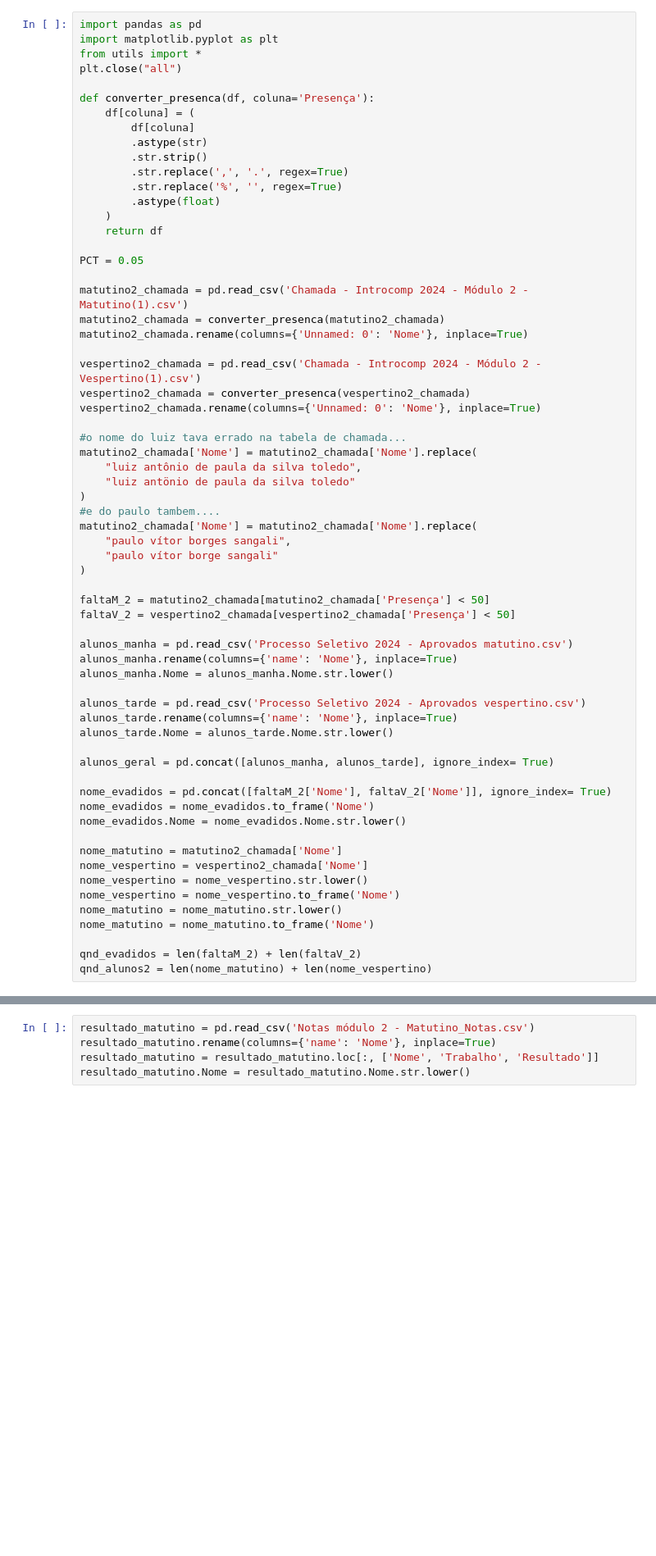
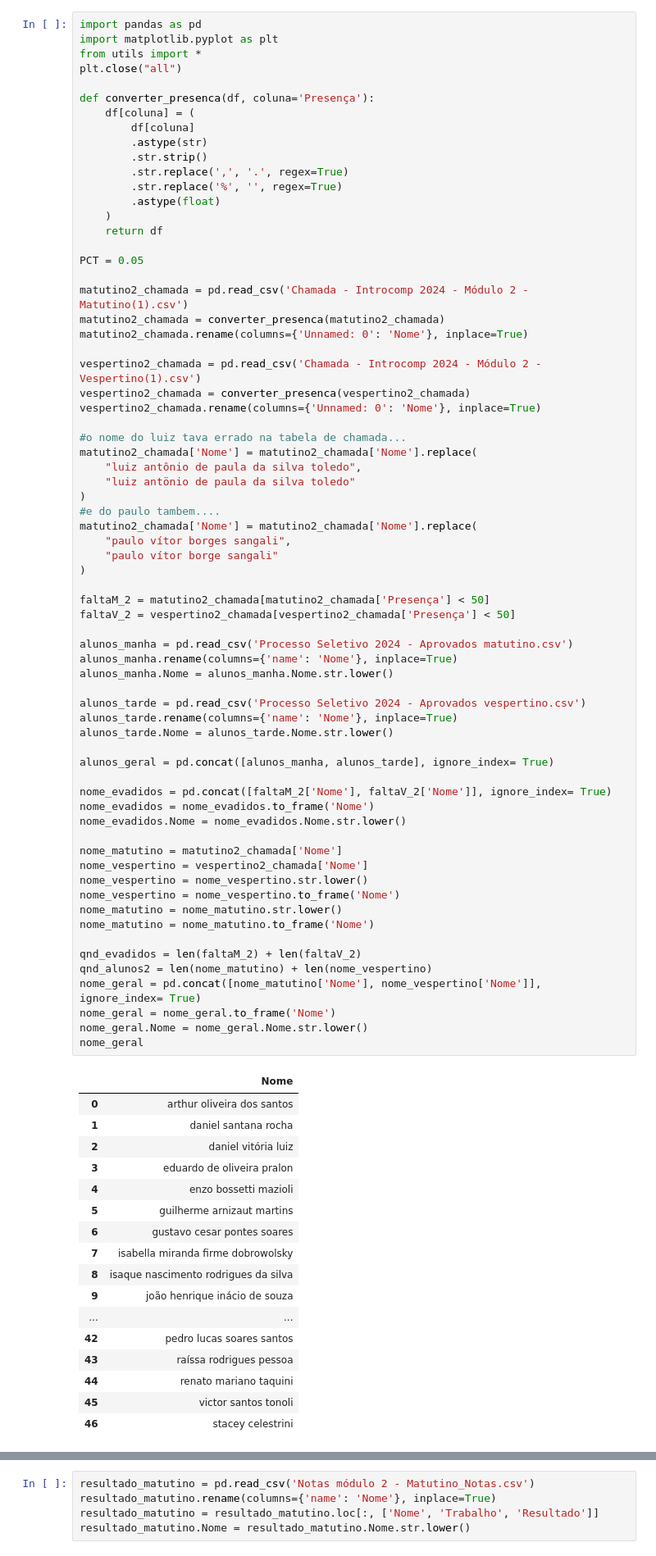
Before and after one commit to oeduardosg/introcomp, a Jupyter notebook: modulo_dois.ipynb, the cells around one changed output, grey strips where cells are left out. Shown at 82% size. Saved outputs shown, nothing was run; the diff lists cells and outputs as text; blank space fills up the shorter version.

```diff
--- a/modulo_dois.ipynb
+++ b/modulo_dois.ipynb
@@ -35,33 +35,55 @@ matutino2_chamada['Nome'] = matutino2_chamada['Nome'].replace(
     "paulo vítor borges sangali",
     "paulo vítor borge sangali"
 )
 
 faltaM_2 = matutino2_chamada[matutino2_chamada['Presença'] < 50]
 faltaV_2 = vespertino2_chamada[vespertino2_chamada['Presença'] < 50]
 
 alunos_manha = pd.read_csv('Processo Seletivo 2024 - Aprovados matutino.csv')
 alunos_manha.rename(columns={'name': 'Nome'}, inplace=True)
 alunos_manha.Nome = alunos_manha.Nome.str.lower()
 
 alunos_tarde = pd.read_csv('Processo Seletivo 2024 - Aprovados vespertino.csv')
 alunos_tarde.rename(columns={'name': 'Nome'}, inplace=True)
 alunos_tarde.Nome = alunos_tarde.Nome.str.lower()
 
 alunos_geral = pd.concat([alunos_manha, alunos_tarde], ignore_index= True)
 
 nome_evadidos = pd.concat([faltaM_2['Nome'], faltaV_2['Nome']], ignore_index= True)
 nome_evadidos = nome_evadidos.to_frame('Nome')
 nome_evadidos.Nome = nome_evadidos.Nome.str.lower()
 
 nome_matutino = matutino2_chamada['Nome']
 nome_vespertino = vespertino2_chamada['Nome']
 nome_vespertino = nome_vespertino.str.lower()
 nome_vespertino = nome_vespertino.to_frame('Nome')
 nome_matutino = nome_matutino.str.lower()
 nome_matutino = nome_matutino.to_frame('Nome')
 
 qnd_evadidos = len(faltaM_2) + len(faltaV_2)
 qnd_alunos2 = len(nome_matutino) + len(nome_vespertino)
+nome_geral = pd.concat([nome_matutino['Nome'], nome_vespertino['Nome']], ignore_index= True)
+nome_geral = nome_geral.to_frame('Nome')
+nome_geral.Nome = nome_geral.Nome.str.lower()
+nome_geral
+# %% [output]
+|  | Nome |
+| 0 | arthur oliveira dos santos |
+| 1 | daniel santana rocha |
+| 2 | daniel vitória luiz |
+| 3 | eduardo de oliveira pralon |
+| 4 | enzo bossetti mazioli |
+| 5 | guilherme arnizaut martins |
+| 6 | gustavo cesar pontes soares |
+| 7 | isabella miranda firme dobrowolsky |
+| 8 | isaque nascimento rodrigues da silva |
+| 9 | joão henrique inácio de souza |
+| ... | ... |
+| 42 | pedro lucas soares santos |
+| 43 | raíssa rodrigues pessoa |
+| 44 | renato mariano taquini |
+| 45 | victor santos tonoli |
+| 46 | stacey celestrini |
 # %%
 inscritos = pd.read_csv('Inscrições 2024 - Página1.csv')
 inscritos.rename(columns={'name': 'Nome'}, inplace=True)
```
Also changed, not shown: parts of 16 cells of this notebook.
